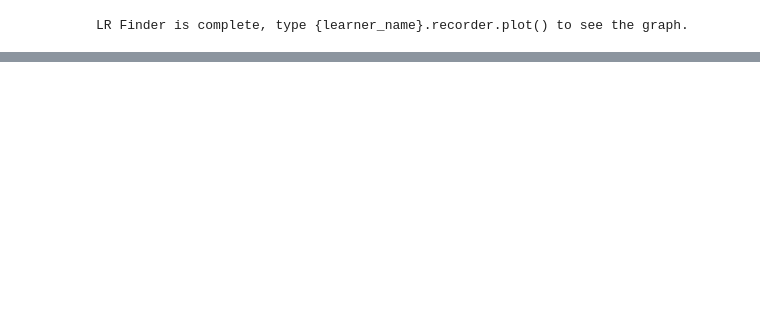
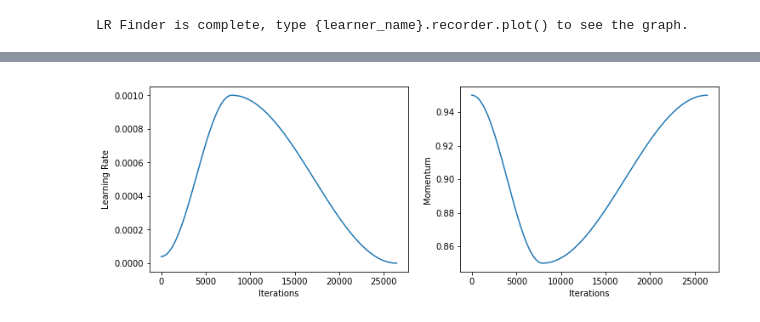
Before and after one commit to fg91/Neural-Image-Caption-Generation-Tutorial, a Jupyter notebook: Image caption generator.ipynb, the cells around one changed output, grey strips where cells are left out. Cells and saved outputs as stored; diff of their text form; code cells hidden in the pictures; blank space fills up the shorter version.

```diff
--- a/Image caption generator.ipynb
+++ b/Image caption generator.ipynb
@@ -379,0 +387,4 @@ lr = 3e-3
+# %%
+learn.recorder.plot_lr(show_moms=True)
+# %% [output]
+[figure, added]
```
Also changed, not shown: parts of 16 cells of this notebook.
